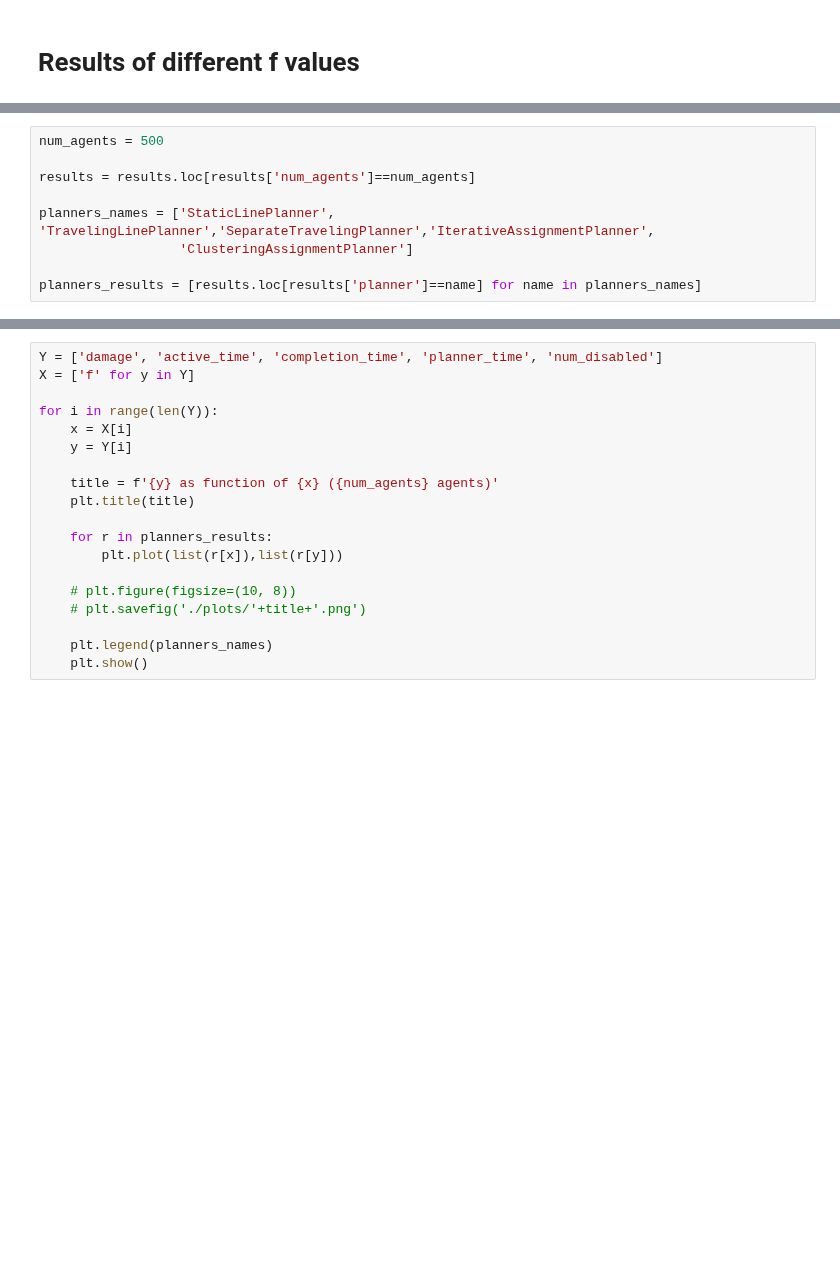
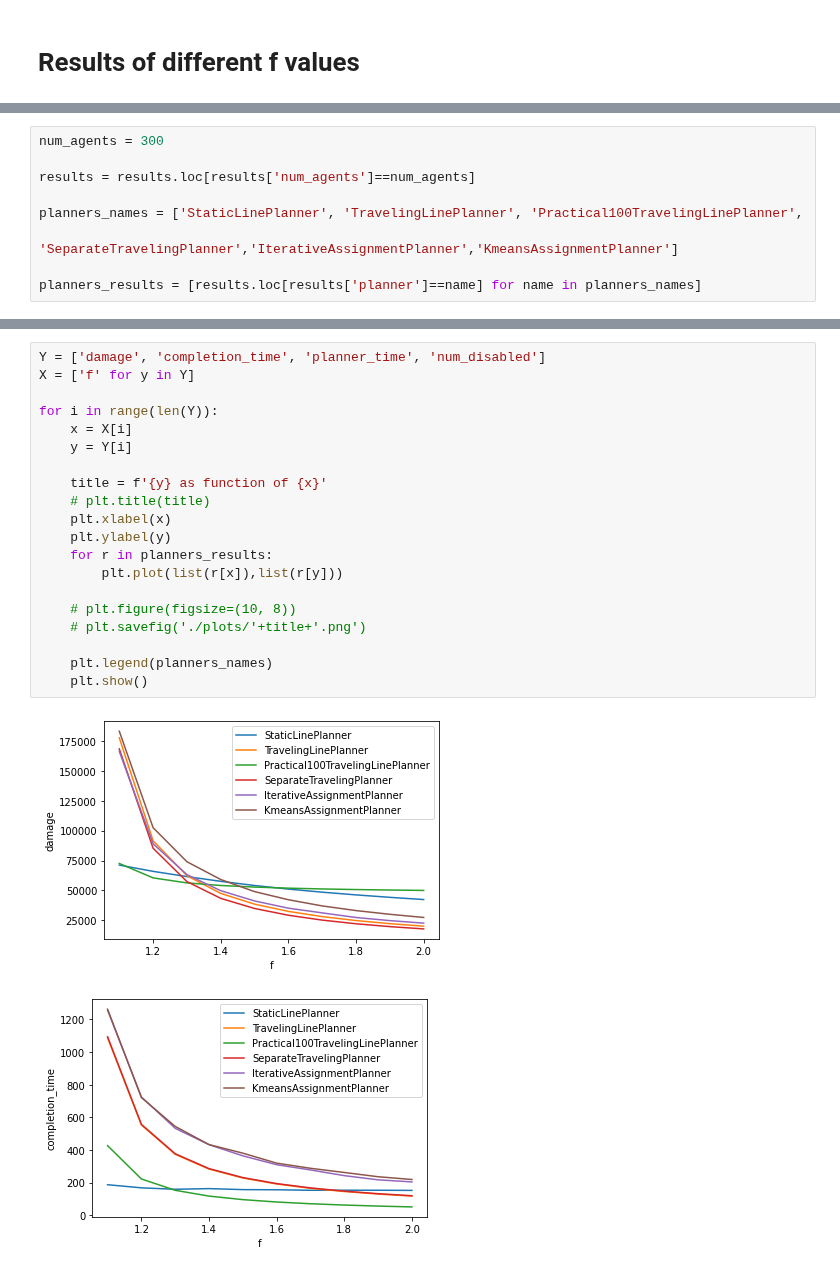
Before and after one commit to Elilgo324/dsd, a Jupyter notebook: experiments/full_blockage/f.ipynb, the cells around one changed output, grey strips where cells are left out. Saved outputs shown, nothing was run; the diff lists cells and outputs as text; blank space fills up the shorter version.

```diff
--- a/experiments/full_blockage/f.ipynb
+++ b/experiments/full_blockage/f.ipynb
@@ -20,10 +18,10 @@ results.head()
 # %%
-num_agents = 500
+num_agents = 300
 
 results = results.loc[results['num_agents']==num_agents]
 
-planners_names = ['StaticLinePlanner', 'TravelingLinePlanner','SeparateTravelingPlanner','IterativeAssignmentPlanner',
-                  'ClusteringAssignmentPlanner']
+planners_names = ['StaticLinePlanner', 'TravelingLinePlanner', 'Practical100TravelingLinePlanner',
+                  'SeparateTravelingPlanner','IterativeAssignmentPlanner','KmeansAssignmentPlanner']
 
 planners_results = [results.loc[results['planner']==name] for name in planners_names]
 # %% [markdown]
@@ -38,19 +37,23 @@ planners_results = [results.loc[results['planner']==name] for name in planners_n
 # %%
-Y = ['damage', 'active_time', 'completion_time', 'planner_time', 'num_disabled']
+Y = ['damage', 'completion_time', 'planner_time', 'num_disabled']
 X = ['f' for y in Y]
 
 for i in range(len(Y)):
     x = X[i]
     y = Y[i]
 
-    title = f'{y} as function of {x} ({num_agents} agents)'
-    plt.title(title)
-
+    title = f'{y} as function of {x}'
+    # plt.title(title)
+    plt.xlabel(x)
+    plt.ylabel(y)
     for r in planners_results:
         plt.plot(list(r[x]),list(r[y]))
 
     # plt.figure(figsize=(10, 8))
     # plt.savefig('./plots/'+title+'.png')
 
     plt.legend(planners_names)
     plt.show()
+# %% [output]
+[figure, added]
+[figure, added]
```
Also changed, not shown: parts of 4 cells of this notebook, 36 other files.
